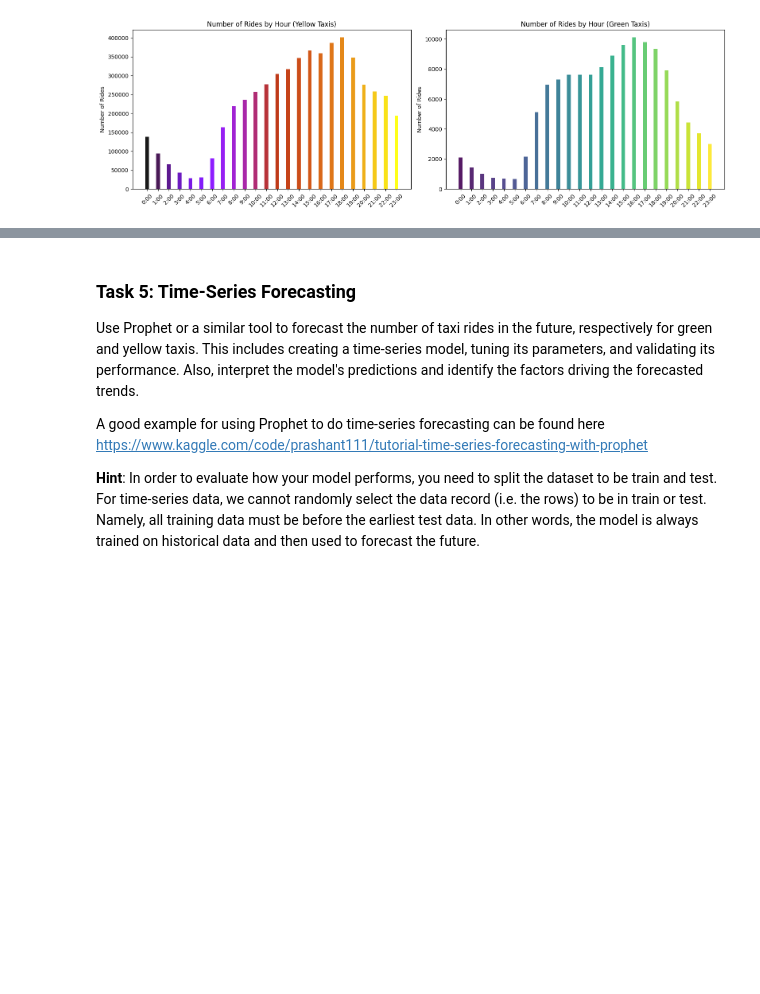
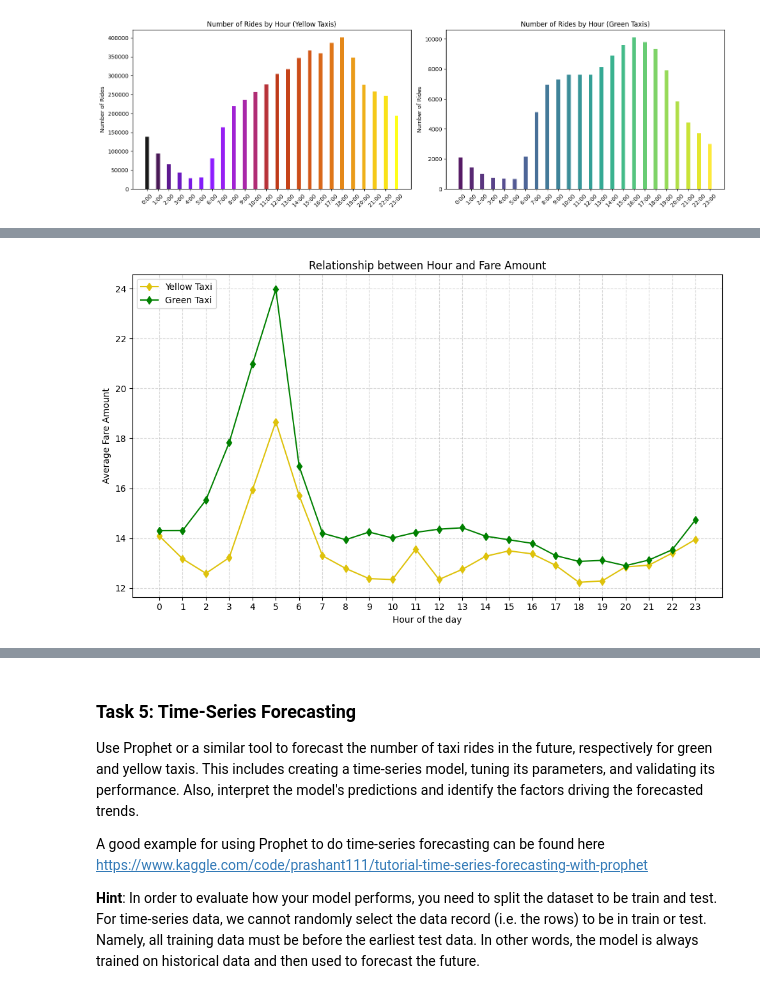
Before and after one commit to Strongside-87/Project-Delivery, a Jupyter notebook: 4_temporal_spatial_data_analysis.ipynb, the cells around one changed output, grey strips where cells are left out. Cells and saved outputs as stored; diff of their text form; code cells hidden in the pictures; blank space fills up the shorter version.

Commit message:
Relationship done

```diff
--- a/4_temporal_spatial_data_analysis.ipynb
+++ b/4_temporal_spatial_data_analysis.ipynb
@@ -384,0 +335,45 @@ plt.show()
+# %%
+import pandas as pd
+import matplotlib.pyplot as plt
+
+# Step 1: Extract hour component
+df_yellow['Hour'] = pd.to_datetime(df_yellow['tpep_pickup_datetime']).dt.hour
+df_green['Hour'] = pd.to_datetime(df_green['lpep_pickup_datetime']).dt.hour
+
+# Step 2: Calculate average fare per hour for both datasets
+average_fare_by_hour_yellow = df_yellow.groupby('Hour')['fare_amount'].mean()
+average_fare_by_hour_green = df_green.groupby('Hour')['fare_amount'].mean()
+
+# Step 3: Configure and plot the figure
+plt.figure(figsize=(10, 6))
+
+# Plot line for Yellow Taxi
+plt.plot(average_fare_by_hour_yellow.index, average_fare_by_hour_yellow,
+        marker='d', label='Yellow Taxi', color='#DEC20B')
+
+# Plot line for Green Taxi
+plt.plot(average_fare_by_hour_green.index, average_fare_by_hour_green,
+        marker='d', label='Green Taxi', color='green')
+
+# Set x-axis and y-axis labels
+plt.xlabel('Hour of the day')
+plt.ylabel('Average Fare Amount')
+
+# Set the title
+plt.title('Relationship between Hour and Fare Amount')
+
+# Add a grid
+plt.grid(True, linestyle='--', alpha=0.5)
+
+# Customize the legend
+plt.legend(loc='upper left')
+
+# Set x-ticks to show all hours
+plt.xticks(range(24))
+# Adjust spacing
+plt.tight_layout()
+
+# Display the plot
+plt.show()
+# %% [output]
+[figure, added]
```
Also changed, not shown: parts of 8 cells of this notebook.
